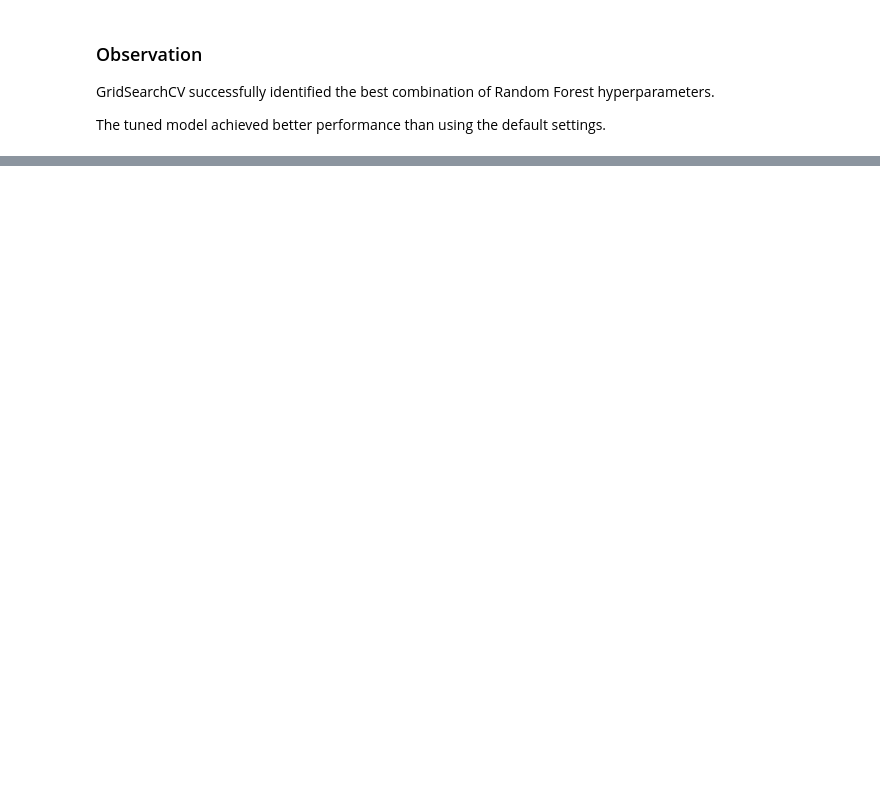
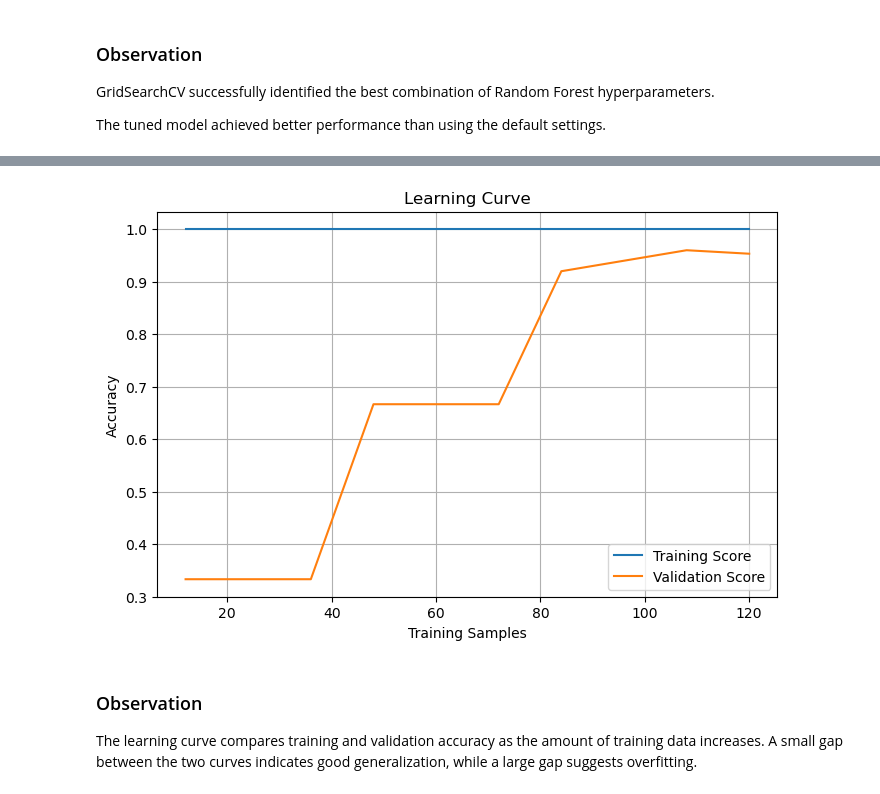
Before and after one commit to venkatjyoshitpotnuru/ACM-SIGAI-Recruitment-2026, a Jupyter notebook: Day-06-Hyperparameter-Tuning/Day-06-Hyperparameter-Tuning.ipynb, the cells around one changed output, grey strips where cells are left out. Cells and saved outputs as stored; diff of their text form; code cells hidden in the pictures; blank space fills up the shorter version.

```diff
--- a/Day-06-Hyperparameter-Tuning/Day-06-Hyperparameter-Tuning.ipynb
+++ b/Day-06-Hyperparameter-Tuning/Day-06-Hyperparameter-Tuning.ipynb
@@ -208,0 +275,34 @@ The tuned model achieved better performance than using the default settings.
+# %%
+import matplotlib.pyplot as plt
+from sklearn.model_selection import learning_curve
+from sklearn.tree import DecisionTreeClassifier
+import numpy as np
+
+model = DecisionTreeClassifier(random_state=42)
+
+train_sizes, train_scores, test_scores = learning_curve(
+    model,
+    X,
+    y,
+    cv=5,
+    train_sizes=np.linspace(0.1, 1.0, 10)
+)
+
+train_mean = train_scores.mean(axis=1)
+test_mean = test_scores.mean(axis=1)
+
+plt.figure(figsize=(8,5))
+plt.plot(train_sizes, train_mean, label="Training Score")
+plt.plot(train_sizes, test_mean, label="Validation Score")
+plt.xlabel("Training Samples")
+plt.ylabel("Accuracy")
+plt.title("Learning Curve")
+plt.legend()
+plt.grid(True)
+plt.show()
+# %% [output]
+[figure, added]
+# %% [markdown]
+### Observation
+
+The learning curve compares training and validation accuracy as the amount of training data increases. A small gap between the two curves indicates good generalization, while a large gap suggests overfitting.
```
Also changed, not shown: parts of 5 cells of this notebook, 1 other file.
